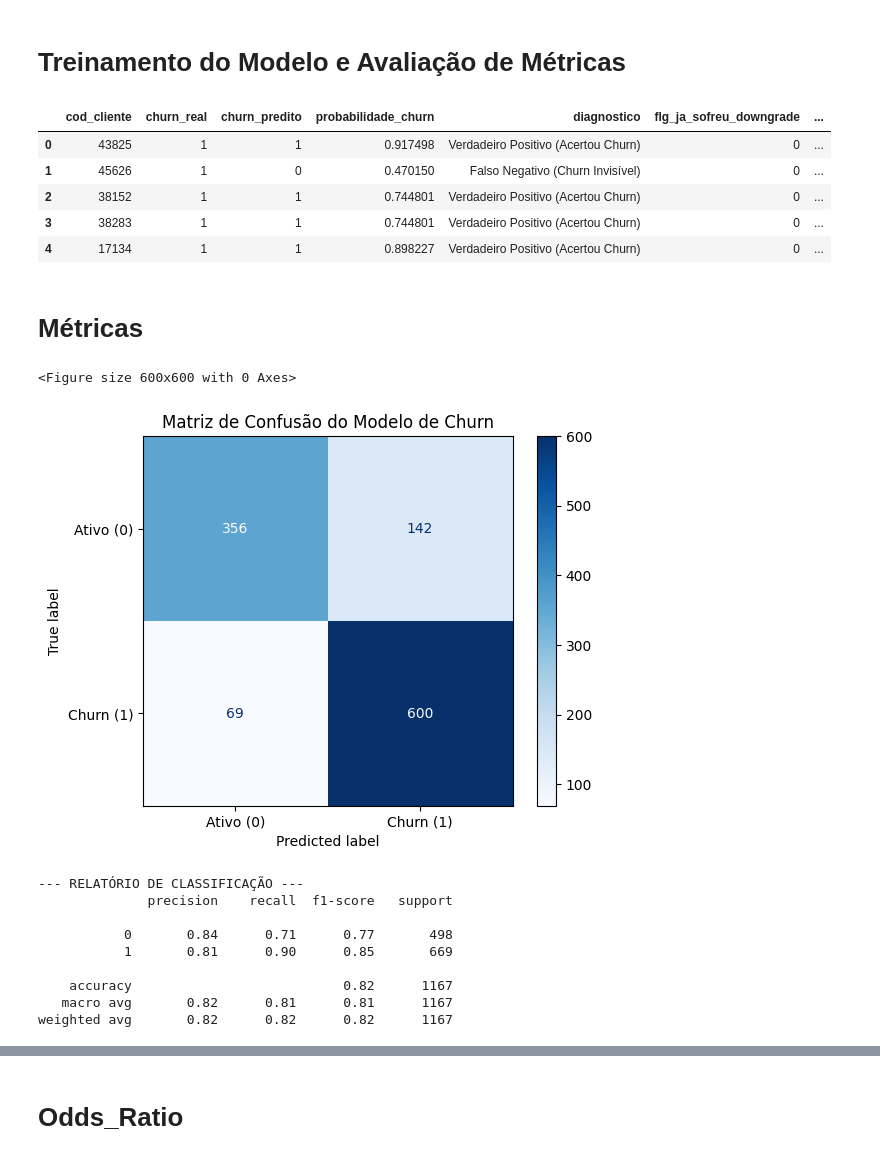
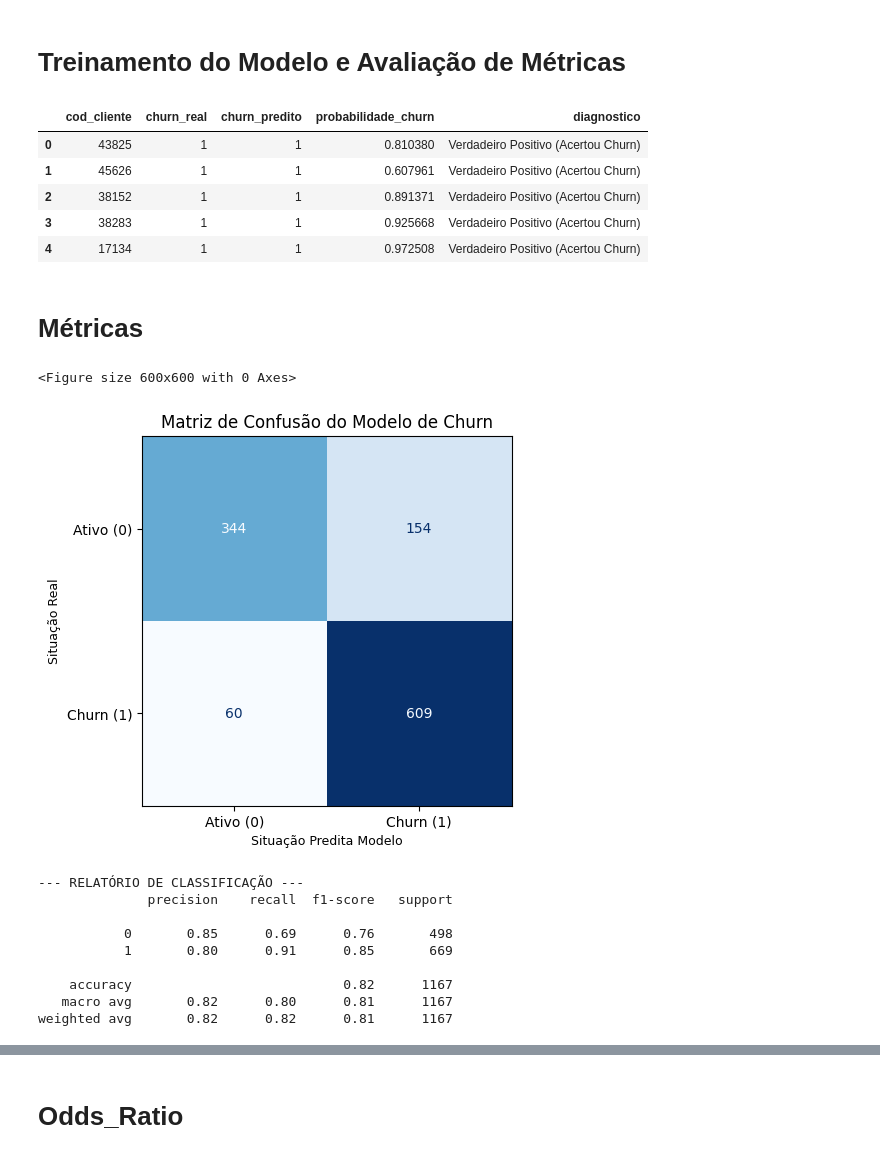
Before and after one commit to victorpecine/ml_predicao_churn, a Jupyter notebook: nb_ml_precidao_churn.ipynb, the cells around one changed output, grey strips where cells are left out. Cells and saved outputs as stored; diff of their text form; code cells hidden in the pictures.

Commit message:
calculo de recencia ajsutado na query e novos resultados do modelo

```diff
--- a/nb_ml_precidao_churn.ipynb
+++ b/nb_ml_precidao_churn.ipynb
@@ -155 +161,9 @@ print(f"Sugestão de variáveis para exclusão por alta correlação: {to_drop}"
 Sugestão de variáveis para exclusão por alta correlação: ['qtd_subcategorias_distintas', 'qtd_grupos_envolvidos', 'qtd_prioridade_normal', 'qtd_prioridade_parcial', 'qtd_prioridade_urgente', 'qtd_prio ...
+# %%
+colunas_data_leakage = ['valor_ativo_total',
+                        'valor_cancelado_total',
+                        'qtd_contratos_ativos',
+                        'qtd_contratos_cancelados'
+                        ]
+to_drop_completo = to_drop + colunas_data_leakage
+to_drop_completo
@@ -156,11 +181,5 @@ Sugestão de variáveis para exclusão por alta correlação: ['qtd_subcategoria
 # %%
-X_limpo = X.drop(columns=[
-    'qtd_subcategorias_distintas', 'qtd_grupos_envolvidos',
-    'qtd_prioridade_normal', 'qtd_prioridade_parcial',
-    'qtd_prioridade_urgente', 'qtd_prioridade_maxima',
-    'valor_ativo_total', 'valor_cancelado_total',
-    'qtd_contratos_ativos', 'qtd_contratos_cancelados'
-    ])
+X_limpo = X.drop(columns=to_drop_completo)
 X_limpo
 # %% [output]
 |  | flg_ja_sofreu_downgrade | qtd_tarefas_total | dias_ultima_tarefa | tarefas_90d | media_dias_exec | ... |
@@ -304,31 +323,33 @@ df_validacao['diagnostico'] = np.where(
 )
 
 # Reorganiza as colunas para deixar os IDs e Resultados no começo do DataFrame
-colunas_ordenadas = ['cod_cliente', 'churn_real', 'churn_predito', 'probabilidade_churn', 'diagnostico'] + list(X_test.columns)
+colunas_ordenadas = ['cod_cliente', 'churn_real', 'churn_predito', 'probabilidade_churn', 'diagnostico']
 df_validacao = df_validacao[colunas_ordenadas].reset_index(drop=True)
-
+df_validacao.to_csv('dados_brutos\\validacao_modelo_churn.csv', index=False)
 df_validacao.head()
 # %% [output]
-|  | cod_cliente | churn_real | churn_predito | probabilidade_churn | diagnostico | flg_ja_sofreu_downgrade | ... |
-| 0 | 43825 | 1 | 1 | 0.917498 | Verdadeiro Positivo (Acertou Churn) | 0 | ... |
-| 1 | 45626 | 1 | 0 | 0.470150 | Falso Negativo (Churn Invisível) | 0 | ... |
-| 2 | 38152 | 1 | 1 | 0.744801 | Verdadeiro Positivo (Acertou Churn) | 0 | ... |
-| 3 | 38283 | 1 | 1 | 0.744801 | Verdadeiro Positivo (Acertou Churn) | 0 | ... |
-| 4 | 17134 | 1 | 1 | 0.898227 | Verdadeiro Positivo (Acertou Churn) | 0 | ... |
+|  | cod_cliente | churn_real | churn_predito | probabilidade_churn | diagnostico |
+| 0 | 43825 | 1 | 1 | 0.810380 | Verdadeiro Positivo (Acertou Churn) |
+| 1 | 45626 | 1 | 1 | 0.607961 | Verdadeiro Positivo (Acertou Churn) |
+| 2 | 38152 | 1 | 1 | 0.891371 | Verdadeiro Positivo (Acertou Churn) |
+| 3 | 38283 | 1 | 1 | 0.925668 | Verdadeiro Positivo (Acertou Churn) |
+| 4 | 17134 | 1 | 1 | 0.972508 | Verdadeiro Positivo (Acertou Churn) |
 # %% [markdown]
 # Métricas
 # %%
 # Matriz de Confusão
 cm = confusion_matrix(y_test, y_pred)
 disp = ConfusionMatrixDisplay(confusion_matrix=cm, display_labels=['Ativo (0)', 'Churn (1)'])
 plt.figure(figsize=(6, 6))
-disp.plot(cmap='Blues', values_format='d') # 'd' força a exibição como número inteiro
+disp.plot(cmap='Blues', values_format='d', colorbar=False) # 'd' força a exibição como número inteiro
 
 plt.title('Matriz de Confusão do Modelo de Churn')
+plt.ylabel('Situação Real', fontsize=9)
+plt.xlabel('Situação Predita Modelo', fontsize=9)
 plt.show()
 # %% [output]
 <Figure size 600x600 with 0 Axes>
-[figure, old version]
+[figure, new version]
 # %%
 # Relatório de Classificação (Precision, Recall, F1-Score)
 print("--- RELATÓRIO DE CLASSIFICAÇÃO ---")
@@ -337,12 +358,12 @@ print(classification_report(y_test, y_pred))
 --- RELATÓRIO DE CLASSIFICAÇÃO ---
               precision    recall  f1-score   support
 
-           0       0.84      0.71      0.77       498
-           1       0.81      0.90      0.85       669
+           0       0.85      0.69      0.76       498
+           1       0.80      0.91      0.85       669
 
     accuracy                           0.82      1167
-   macro avg       0.82      0.81      0.81      1167
-weighted avg       0.82      0.82      0.82      1167
+   macro avg       0.82      0.80      0.81      1167
+weighted avg       0.82      0.82      0.81      1167
 # %%
 # ROC AUC Score
 auc = roc_auc_score(y_test, y_probs)
```
Also changed, not shown: parts of 10 cells of this notebook, 9 other files.
